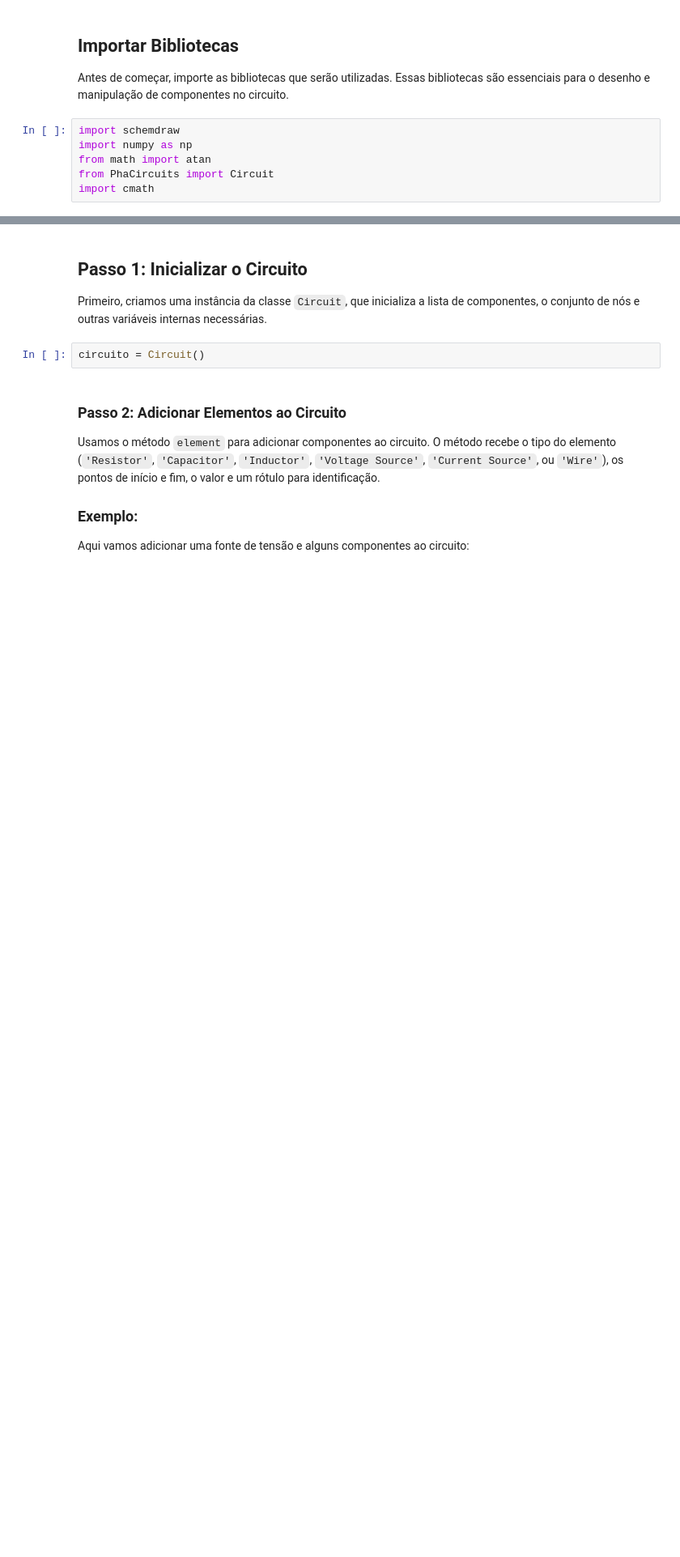
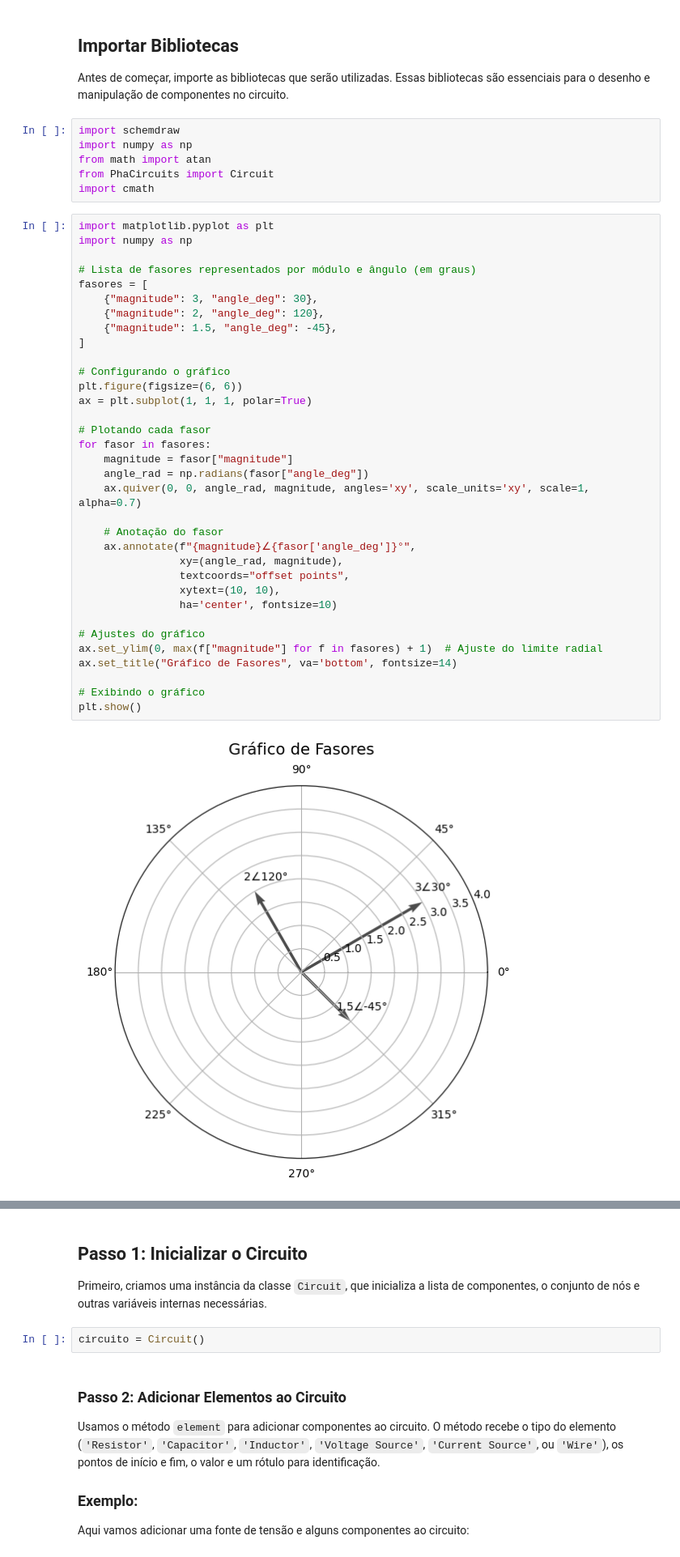
Before and after one commit to ygordealmeida/PhaCircuits, a Jupyter notebook: Exemplos/Guia_de_Uso.ipynb, the cells around one changed output, grey strips where cells are left out. Shown at 81% size. Saved outputs shown, nothing was run; the diff lists cells and outputs as text; blank space fills up the shorter version.

```diff
--- a/Exemplos/Guia_de_Uso.ipynb
+++ b/Exemplos/Guia_de_Uso.ipynb
@@ -42,3 +42,39 @@ import numpy as np
 from math import atan
 from PhaCircuits import Circuit
 import cmath
+# %%
+import matplotlib.pyplot as plt
+import numpy as np
+
+# Lista de fasores representados por módulo e ângulo (em graus)
+fasores = [
+    {"magnitude": 3, "angle_deg": 30},
+    {"magnitude": 2, "angle_deg": 120},
+    {"magnitude": 1.5, "angle_deg": -45},
+]
+
+# Configurando o gráfico
+plt.figure(figsize=(6, 6))
+ax = plt.subplot(1, 1, 1, polar=True)
+
+# Plotando cada fasor
+for fasor in fasores:
+    magnitude = fasor["magnitude"]
+    angle_rad = np.radians(fasor["angle_deg"])
+    ax.quiver(0, 0, angle_rad, magnitude, angles='xy', scale_units='xy', scale=1, alpha=0.7)
+
+    # Anotação do fasor
+    ax.annotate(f"{magnitude}∠{fasor['angle_deg']}°",
+                xy=(angle_rad, magnitude),
+                textcoords="offset points",
+                xytext=(10, 10),
+                ha='center', fontsize=10)
+
+# Ajustes do gráfico
+ax.set_ylim(0, max(f["magnitude"] for f in fasores) + 1)  # Ajuste do limite radial
+ax.set_title("Gráfico de Fasores", va='bottom', fontsize=14)
+
+# Exibindo o gráfico
+plt.show()
+# %% [output]
+[figure, added]
```
Also changed, not shown: parts of 6 cells of this notebook.
